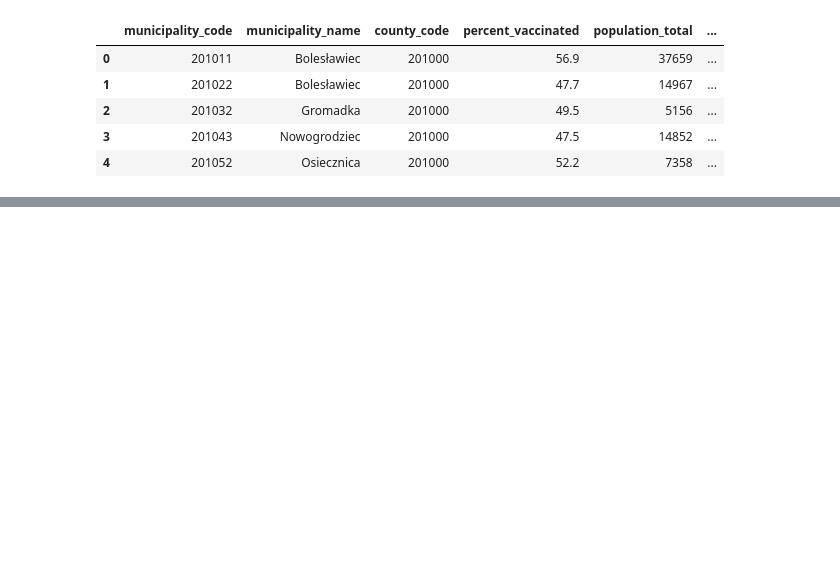
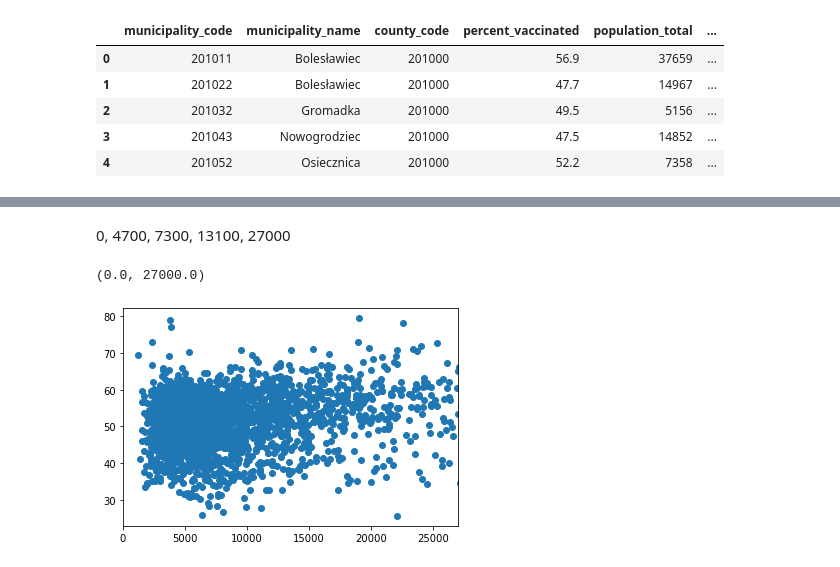
Before and after one commit to bahadurvikram/EC2024, a Jupyter notebook: Untitled-1.ipynb, the cells around one changed output, grey strips where cells are left out. Cells and saved outputs as stored; diff of their text form; code cells hidden in the pictures; blank space fills up the shorter version.

```diff
--- a/Untitled-1.ipynb
+++ b/Untitled-1.ipynb
@@ -63,0 +73,9 @@ profile.to_widgets()
+# %% [markdown]
+0, 4700, 7300, 13100, 27000
+# %%
+plt.scatter(covid_df[['population_total']], covid_df[['percent_vaccinated']])
+
+plt.xlim(0, 27000)
+# %% [output]
+(0.0, 27000.0)
+[figure, added]
```
Also changed, not shown: parts of 40 cells of this notebook.
